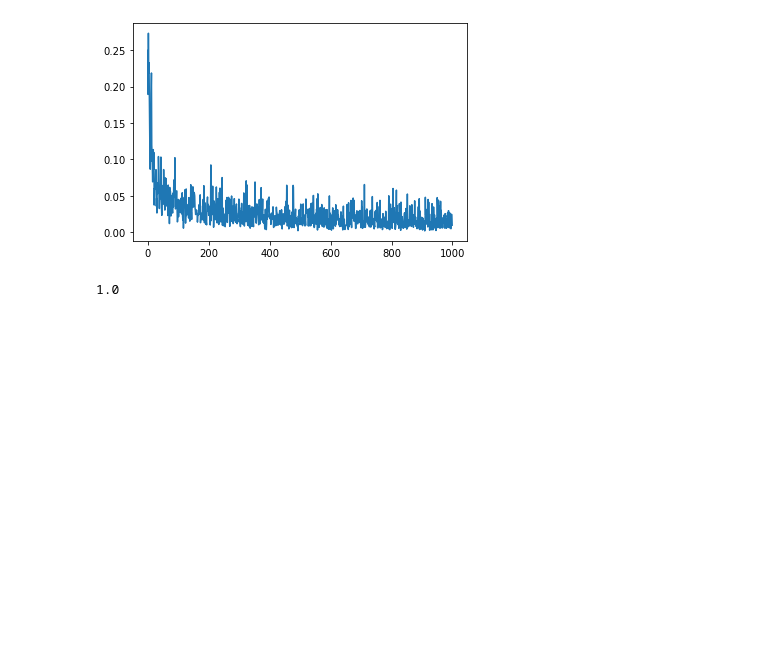
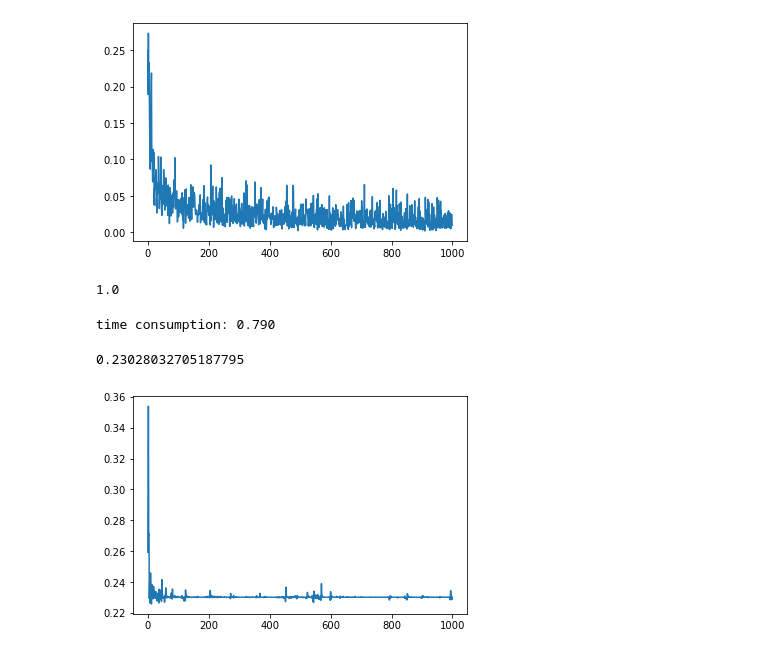
Before and after one commit to Kelvinthedrugger/nn_from_scratch, a Jupyter notebook: bobnet_debug.ipynb, the cells around one changed output. Cells and saved outputs as stored; diff of their text form; code cells hidden in the pictures; blank space fills up the shorter version.

Commit message:
bobnet_debug is done\nwrong shape performs better

```diff
--- a/bobnet_debug.ipynb
+++ b/bobnet_debug.ipynb
@@ -38,6 +38,7 @@ def forward_backward(x,y,l1,l2):
     return loss, d_l1, d_l2
 # %%
 from tqdm import tqdm
+import time
 
 np.random.seed(1337)
 
@@ -47,7 +48,9 @@ l2 = layer_init(128,10)
 losses = []
 learning_rate = 1e-3
 batch_size = 32
-for i in tqdm(range(1000)):
+
+start = time.time()
+for _ in tqdm(range(1000)):
     samp = np.random.randint(0,x_train.shape[0],size=(batch_size))
     X = x_train[samp].reshape((-1,28**2))
     Y = y_train[samp]
@@ -56,6 +59,6 @@ for i in tqdm(range(1000)):
     l2 -= learning_rate * d_l2
 
     losses.append(loss.mean())
-
-losses[:10]
+end = time.time()
+print("time consumption: %.3f"%(end-start),end="")
 # %% [output]
@@ -81,3 +75,60 @@ cat = np.maximum((x_test[0].reshape((-1,28**2)) @ l1),0) @ l2
 (cat.argmax() == y_test[0]).astype(np.float32)
 # %% [output]
 1.0
+# %%
+"""Do it w/ the right shape"""
+
+def f_b_r(x,y,l1,l2):
+
+    x = x.reshape((28*28,-1)) # (784, bs)
+    f_l1 = l1.T @ x # (128, bs)
+    f_re = np.maximum(f_l1,0)
+    f_l2 = l2.T @ f_re # (10,bs)
+
+    out = np.zeros((10,len(y)))
+    out[y,range(len(y))] = 1 # done
+
+    # CE loss from pytorch: loss(x,class) = -x[class] + log(exp(x[j]).sum(), j belongs to class)
+    # scalar
+
+    loce = (-f_l2 + np.log(np.exp(f_l2).sum(axis=0))) # (10,bs)
+
+    """stability hack works but it's noisy"""
+    #loce = (-f_l2 + np.log(np.exp(f_l2-f_l2.max()).sum(axis=0)))
+    loss = (out*loce).mean(axis=0) # (bs,)
+
+    """weird '-loce' right there"""
+    grad = (-out.T/10 + (np.exp(-loce)*out.mean(axis=0)).T).T
+
+    d_l2 = grad @ (f_re.T)
+    d_l1 = ((f_re > 0).astype(np.float32)*(l2 @ grad)) @ (x.T)
+
+    return loss, d_l1.T, d_l2.T
+
+
+np.random.seed(1337)
+
+l1 = layer_init(784,128)
+l2 = layer_init(128,10)
+
+bs = 32
+lr = 1e-3
+loss, d_l1, d_l2 = f_b_r(x_train[0:bs],y_train[0:bs],l1,l2)
+losses = []
+start = time.time()
+for _ in tqdm(range(1000)):
+    samp = np.random.randint(0,x_train.shape[0]-bs,size=(bs))
+    loss, d_l1, d_l2 = f_b_r(x_train[samp],y_train[samp],l1,l2)
+    l1 -= lr*d_l1
+    l2 -= lr*d_l2
+    losses.append(loss.mean())
+end = time.time()
+print("time consumption: %.3f"%(end-start))
+# %% [output]
+time consumption: 0.790
+# %%
+plt.plot(losses)
+losses[-1]
+# %% [output]
+0.23028032705187795
+[figure, added]
```
Also changed, not shown: parts of 2 cells of this notebook, 2 other files.
